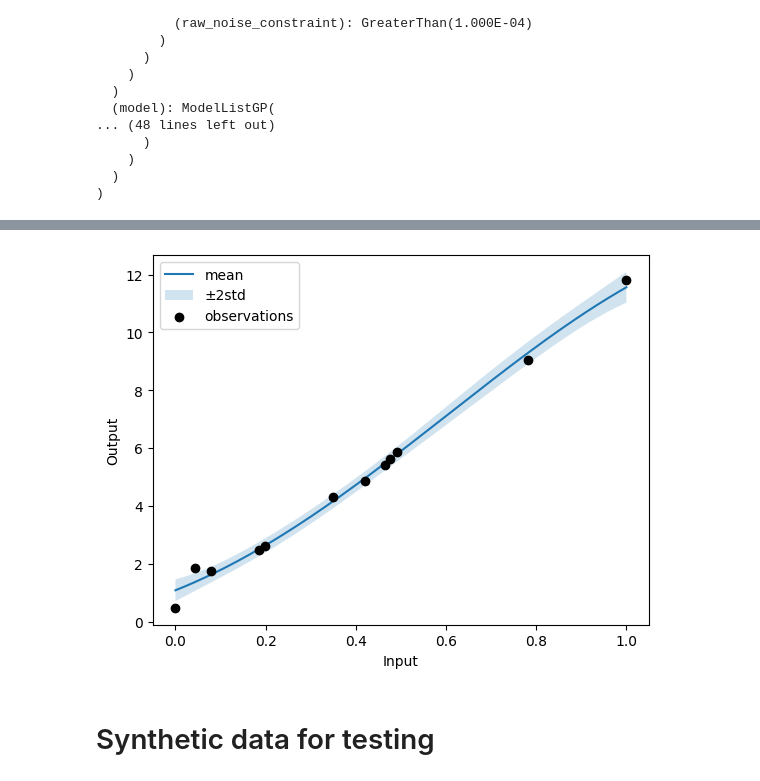
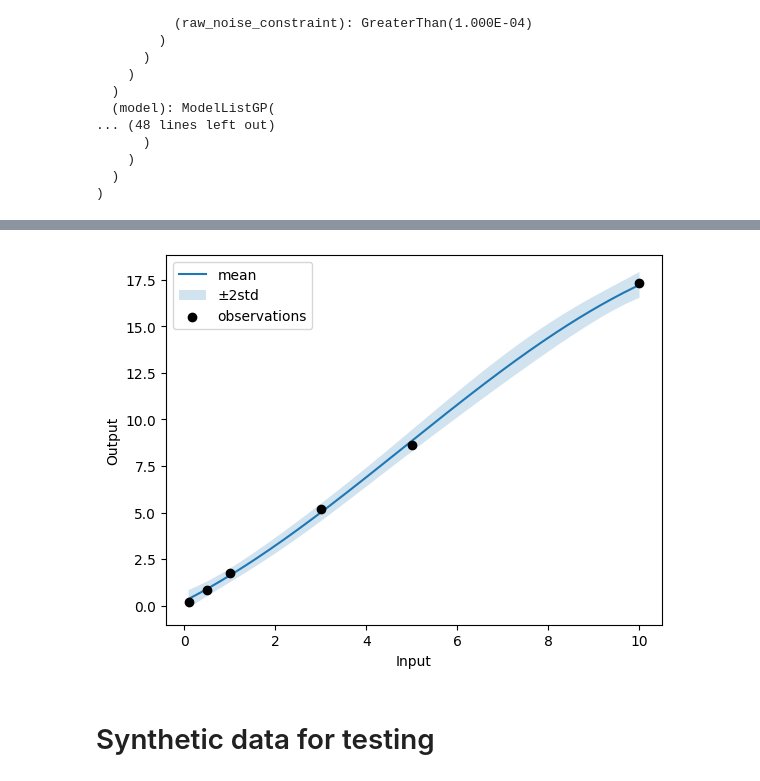
Before and after one commit to GuangchenW/bioreactor-optimization, a Jupyter notebook: bo.ipynb, the cells around one changed output, grey strips where cells are left out. Cells and saved outputs as stored; diff of their text form; code cells hidden in the pictures.

```diff
--- a/bo.ipynb
+++ b/bo.ipynb
@@ -67,17 +107,19 @@ Delta is 0.06053031521405328
 # %%
 # --- Load bootstrap samples --- #
-
 # Load csv as pandas dataframe
-path_to_csv = "test.csv"  # Replace with your csv
+path_to_csv = "base.csv"  # Replace with your csv
 df = pd.read_csv(path_to_csv)
 
 # Init variables
 X = torch.tensor(np.expand_dims(df.iloc[:,0],axis=1))
+# Normalize input to unit
 X_min = X.min(0, keepdim=True)[0]
 X -= X_min
 X_max = X.max(0, keepdim=True)[0]
 X /= X_max
+# Scalarize outputs from 3 conditions
 Y_aug = torch.tensor(np.expand_dims(df.iloc[:,1:4].sum(axis=1)/3, axis=1))
+# Collect constraints
 C = torch.tensor(df.iloc[:,4:10].to_numpy())
 # %%
 # --- Build joint surrogate: 1 objecive GP + 6 constraint GPs --- #
@@ -162,38 +204,40 @@ Next candidate: 20.162124905477217, acq value: -2.9344
 # %%
 # --- Visualize GP for debugging --- #
 X_test = torch.linspace(X_low, X_high, 200).unsqueeze(-1)
 
-model_idx = 4 # Change index here to visualize objective or constraints
+model_idx = 1 # Change index here to visualize objective or constraints
 model = all_models.models[model_idx]
 
 model.eval()
 with torch.no_grad():
     posterior = model.posterior(X_test)
     mean = posterior.mean.squeeze()
     std = posterior.variance.squeeze().sqrt()
 
 # Plot
 fig, ax = plt.subplots()
-ax.plot(X_test.squeeze().numpy(), mean.numpy(), label="mean")
+X_coords = X_test * X_max + X_min # Recover original input scale
+ax.plot(X_coords.squeeze().numpy(), mean.numpy(), label="mean")
 ax.fill_between(
-    X_test.squeeze().numpy(),
+    X_coords.squeeze().numpy(),
     (mean - 2 * std).numpy(),
     (mean + 2 * std).numpy(),
     alpha = 0.2,
     label = "±2std"
 )
 
+X_coords = X.squeeze() * X_max + X_min # Recover original input scale
 if model_idx == 0:
-    ax.scatter(X.squeeze().numpy(), Y_aug.squeeze().numpy(), c="black", zorder=3, label="observations")
+    ax.scatter(X_coords.numpy(), Y_aug.squeeze().numpy(), c="black", zorder=3, label="observations")
 else:
-    ax.scatter(X.squeeze().numpy(), C[:,model_idx-1].numpy(), c="black", zorder=3, label="observations")
+    ax.scatter(X_coords.numpy(), C[:,model_idx-1].numpy(), c="black", zorder=3, label="observations")
 
 ax.set_xlabel("Input")
 ax.set_ylabel("Output")
 ax.legend()
 plt.show()
 # %% [output]
-[figure, old version]
+[figure, new version]
 # %% [markdown]
 # Synthetic data for testing
 # %%
```
Also changed, not shown: parts of 12 cells of this notebook, 1 other file.
